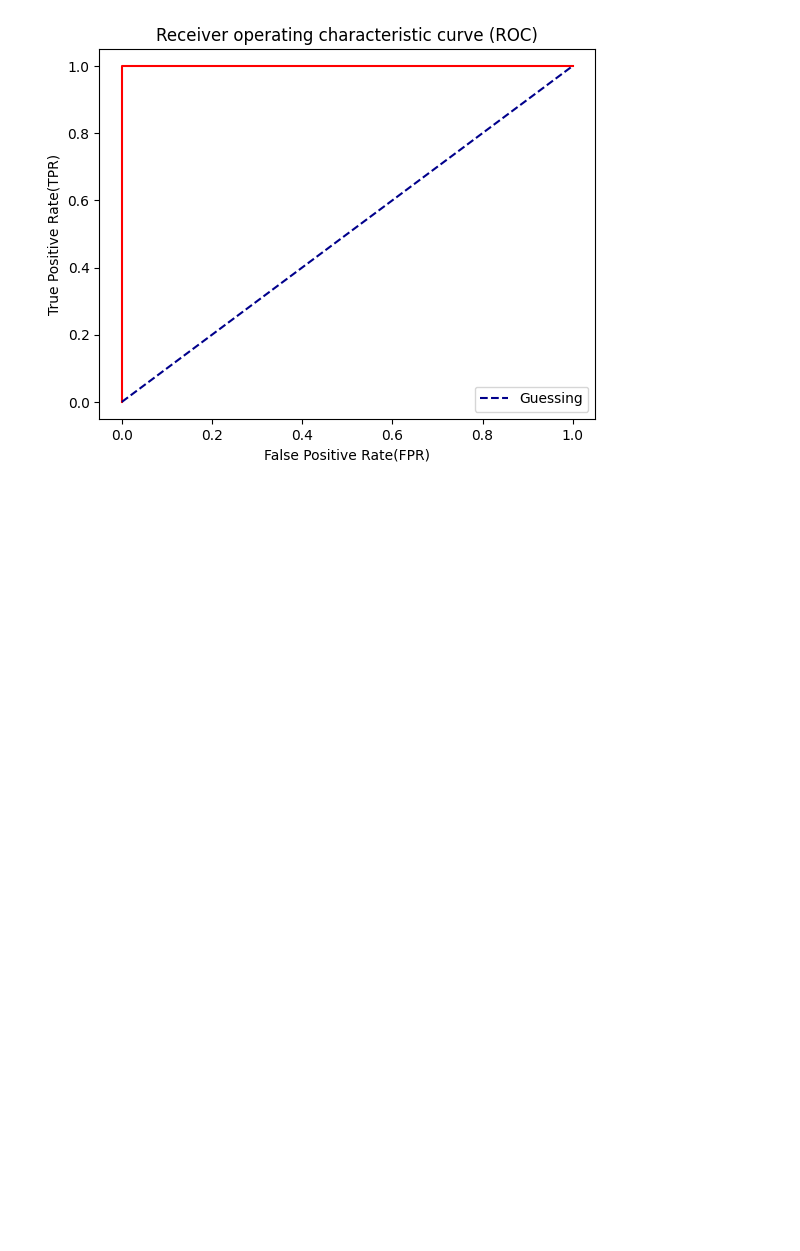
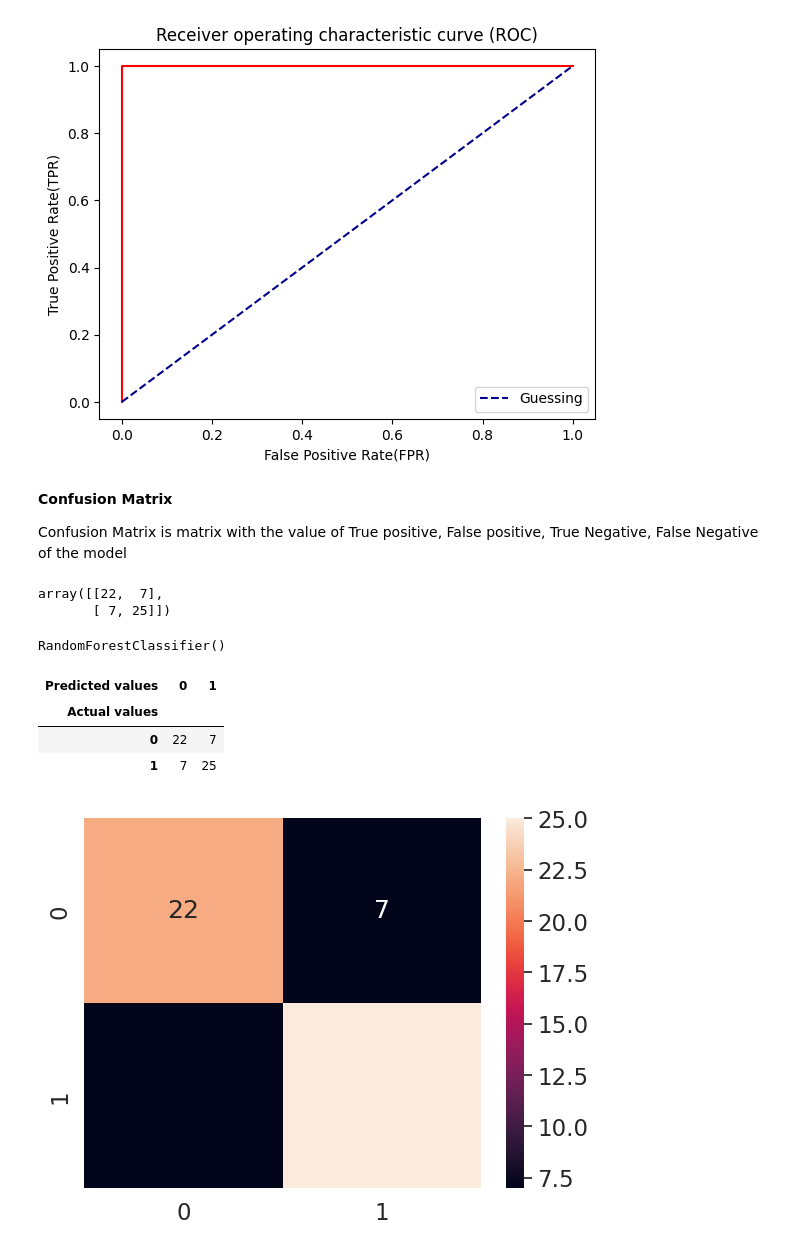
Before and after one commit to S-Arivukkarasu/Machine_Learning, a Jupyter notebook: ML_Basics/Fitting-the-model-Predict-Evaluate-model.ipynb, the cells around one changed output. Drawn from its saved outputs; the diff is of its cells as text; code cells hidden in the pictures; blank space fills up the shorter version.

Commit message:
Model Fitting, Prediction and Model Evaluations

```diff
--- a/ML_Basics/Fitting-the-model-Predict-Evaluate-model.ipynb
+++ b/ML_Basics/Fitting-the-model-Predict-Evaluate-model.ipynb
@@ -365,3 +365,38 @@ fpr, tpr, thresholds = roc_curve(Y_test, Y_test)
 plot_roc_curve(fpr, tpr)
 # %% [output]
 [figure]
+# %% [markdown]
+**Confusion Matrix**
+
+Confusion Matrix is matrix with the value of True positive, False positive, True Negative, False Negative of the model
+# %%
+from sklearn.metrics import confusion_matrix
+
+Y_preds = clf.predict(X_test)
+
+cf_matrix = confusion_matrix(Y_test, Y_preds)
+cf_matrix
+# %% [output]
+array([[22,  7],
+       [ 7, 25]])
+# %%
+clf
+# %% [output]
+RandomForestClassifier()
+# %%
+# Visualize confusion matrix
+pd.crosstab(Y_test, Y_preds, rownames=["Actual values"], colnames=["Predicted values"])
+# %% [output]
+| Predicted values | 0 | 1 |
+| Actual values |  |  |
+| 0 | 22 | 7 |
+| 1 | 7 | 25 |
+# %%
+# Visualize confusion matrix with seaborn
+import seaborn as sns
+
+sns.set(font_scale=1.5)
+
+sns.heatmap(cf_matrix, annot=True);
+# %% [output]
+[figure, added]
```
Also changed, not shown: parts of 32 cells of this notebook.
